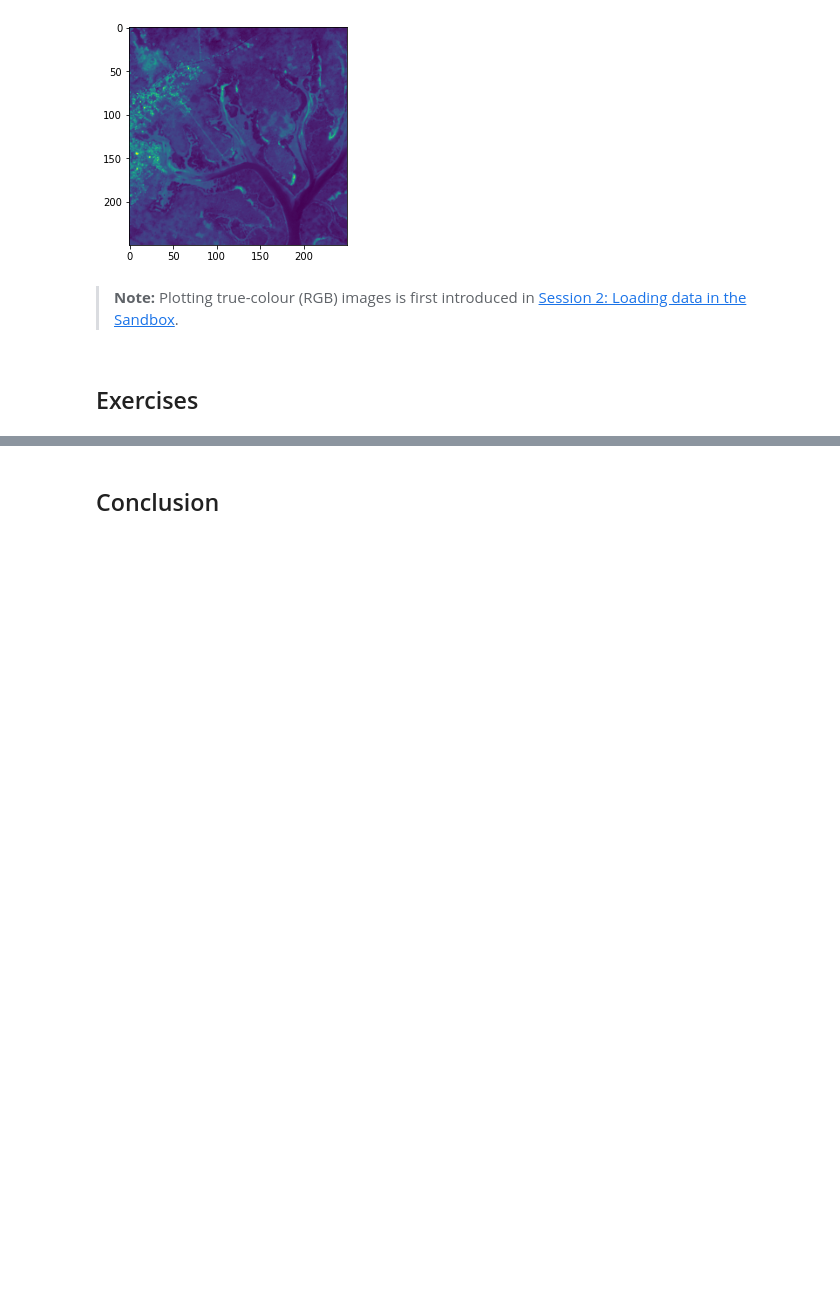
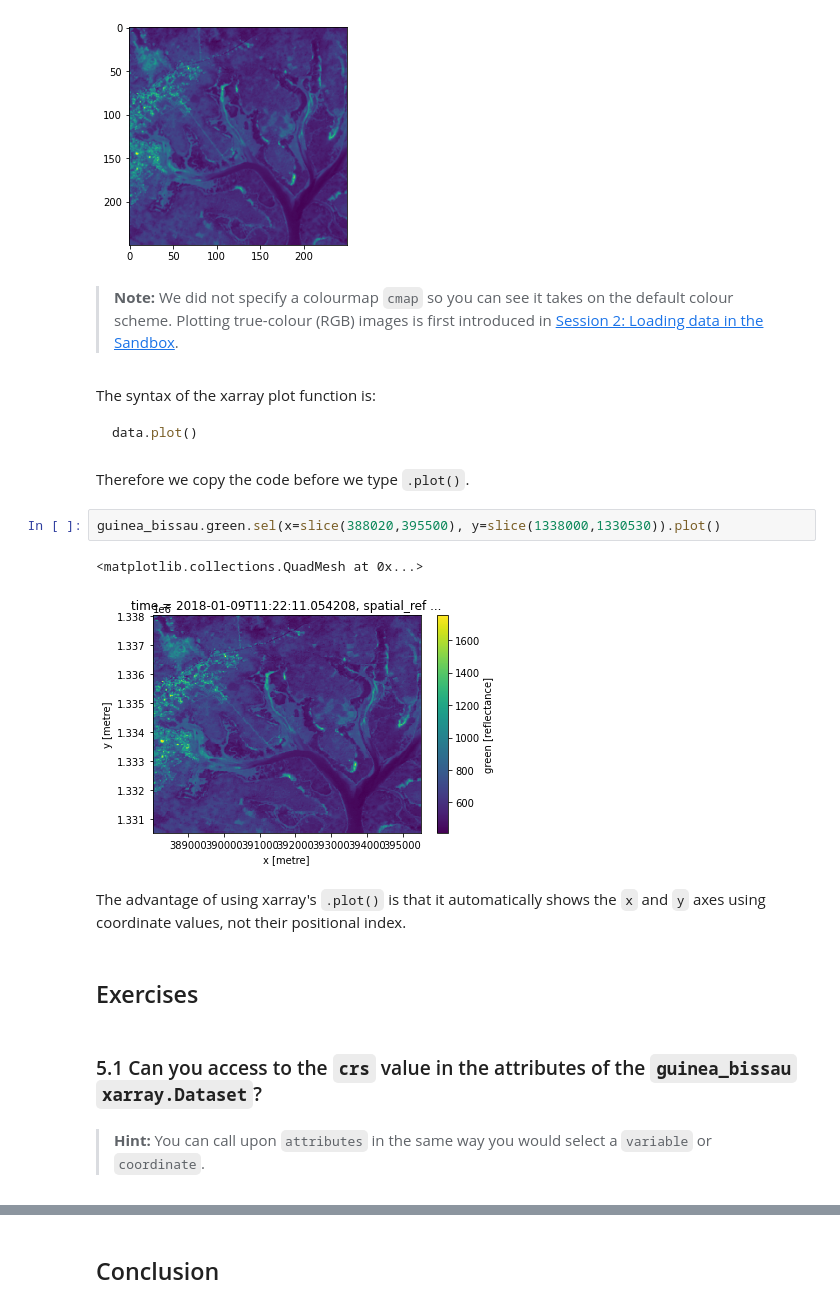
Before and after one commit to digitalearthafrica/deafrica-training-workshop, a Jupyter notebook: docs/python_basics/05_xarray.ipynb, the cells around one changed output, grey strips where cells are left out. Cells and saved outputs as stored; diff of their text form; blank space fills up the shorter version.

````diff
--- a/docs/python_basics/05_xarray.ipynb
+++ b/docs/python_basics/05_xarray.ipynb
@@ -329,6 +340,25 @@ plt.imshow(guinea_bissau.green.sel(x=slice(388020,395500), y=slice(1338000,13305
 <matplotlib.image.AxesImage at 0x...>
 [figure]
 # %% [markdown]
->**Note:** Plotting true-colour (RGB) images is first introduced in [Session 2: Loading data in the Sandbox](https://training.digitalearthafrica.org/en/latest/session_2/04_load_data_exercise.html).
+>**Note:** We did not specify a colourmap `cmap` so you can see it takes on the default colour scheme. Plotting true-colour (RGB) images is first introduced in [Session 2: Loading data in the Sandbox](https://training.digitalearthafrica.org/en/latest/session_2/04_load_data_exercise.html).
+# %% [markdown]
+The syntax of the xarray plot function is:
+
+```python
+data.plot()
+```
+# %% [markdown]
+Therefore we copy the code before we type `.plot()`.
+# %%
+guinea_bissau.green.sel(x=slice(388020,395500), y=slice(1338000,1330530)).plot()
+# %% [output]
+<matplotlib.collections.QuadMesh at 0x...>
+[figure, added]
+# %% [markdown]
+The advantage of using xarray's `.plot()` is that it automatically shows the `x` and `y` axes using coordinate values, not their positional index.
 # %% [markdown]
 ## Exercises
+# %% [markdown]
+### 5.1 Can you access to the `crs` value in the attributes of the `guinea_bissau` `xarray.Dataset`?
+# %% [markdown]
+> **Hint:** You can call upon `attributes` in the same way you would select a `variable` or `coordinate`.
````
Also changed, not shown: parts of 28 cells of this notebook, 5 other files.
